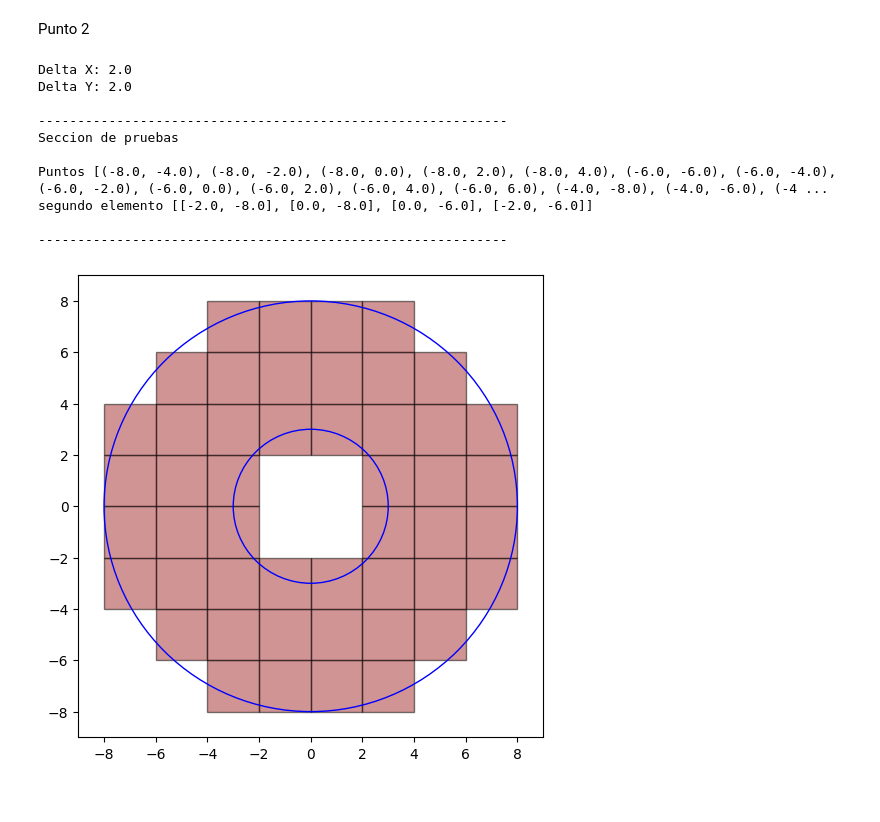
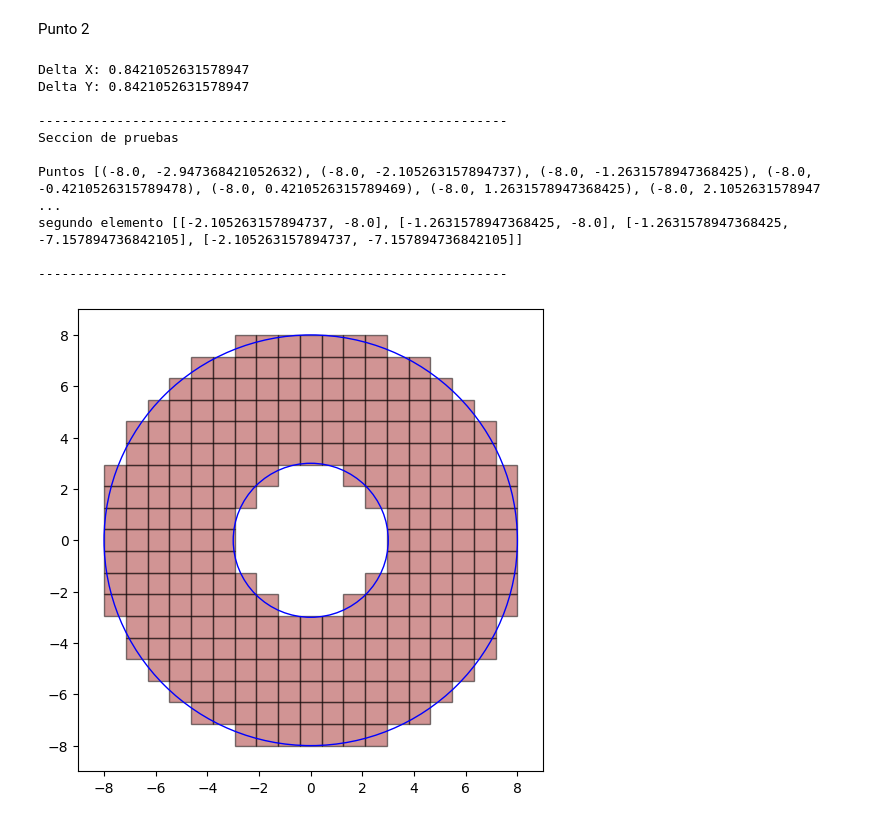
Before and after one commit to JulianSoZa/MiniProjects_NumericMethods, a Jupyter notebook: MiniProject2_GP2/Boceto_miniproyecto2_notebook.ipynb, the cells around one changed output. Drawn from its saved outputs; the diff is of its cells as text; code cells hidden in the pictures.

```diff
--- a/MiniProject2_GP2/Boceto_miniproyecto2_notebook.ipynb
+++ b/MiniProject2_GP2/Boceto_miniproyecto2_notebook.ipynb
@@ -37,8 +37,8 @@ Punto 2
 # %%
 from collections import OrderedDict
 import meshio
-nx =9
-ny = 9
+nx =20
+ny = 20
 
 r_inf = 3
 r_sup = 8
@@ -88,35 +88,35 @@ print('Seccion de pruebas\n')
 print('Puntos', puntos)
 print('segundo elemento',elemento[1])
 
 print('\n------------------------------------------------------------')
 
 
 
 #-------------------------------------------------------------------------------Grafica-------------------------------------------------------------------------------------------
 fig2, ax2 = plt.subplots(figsize=(6, 6))
 circle_inf = plt.Circle((0, 0), r_inf, color='blue', fill=False)
 circle_sup = plt.Circle((0, 0), r_sup, color='blue', fill=False)
 
 for element in elemento:
     square = Polygon(element, edgecolor='black', facecolor='brown', alpha=0.5)
     plt.gca().add_patch(square)
 
 
 ax2.set_xlim(-r_sup - 1, r_sup + 1)
 ax2.set_ylim(-r_sup - 1, r_sup + 1)
 ax2.add_artist(circle_inf)
 ax2.add_artist(circle_sup)
 ax2.grid(color='lightgray', linestyle='none', linewidth=1)
 plt.show()
 # %% [output]
-Delta X: 2.0
-Delta Y: 2.0
+Delta X: 0.8421052631578947
+Delta Y: 0.8421052631578947
 
 ------------------------------------------------------------
 Seccion de pruebas
 
-Puntos [(-8.0, -4.0), (-8.0, -2.0), (-8.0, 0.0), (-8.0, 2.0), (-8.0, 4.0), (-6.0, -6.0), (-6.0, -4.0), (-6.0, -2.0), (-6.0, 0.0), (-6.0, 2.0), (-6.0, 4.0), (-6.0, 6.0), (-4.0, -8.0), (-4.0, -6.0), (-4 ...
-segundo elemento [[-2.0, -8.0], [0.0, -8.0], [0.0, -6.0], [-2.0, -6.0]]
+Puntos [(-8.0, -2.947368421052632), (-8.0, -2.105263157894737), (-8.0, -1.2631578947368425), (-8.0, -0.4210526315789478), (-8.0, 0.4210526315789469), (-8.0, 1.2631578947368425), (-8.0, 2.1052631578947 ...
+segundo elemento [[-2.105263157894737, -8.0], [-1.2631578947368425, -8.0], [-1.2631578947368425, -7.157894736842105], [-2.105263157894737, -7.157894736842105]]
 
 ------------------------------------------------------------
-[figure, old version]
+[figure, new version]
```
Also changed, not shown: parts of 2 cells of this notebook.
